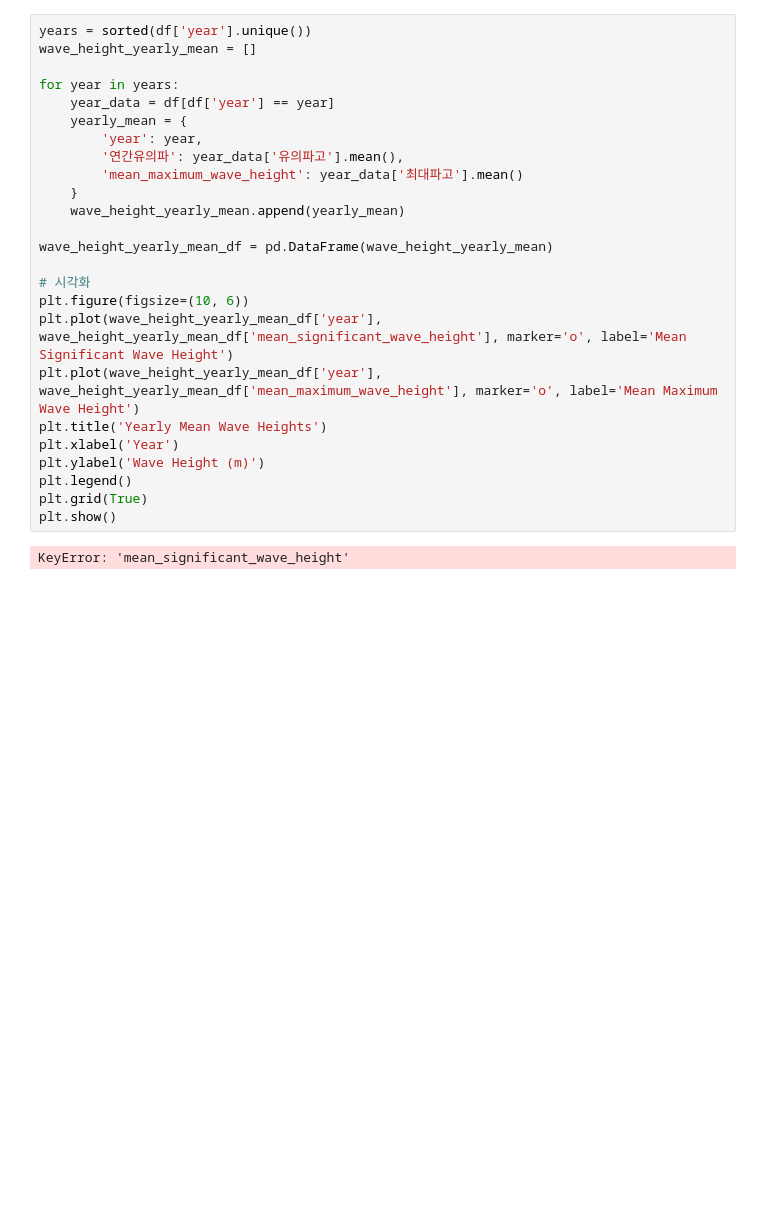
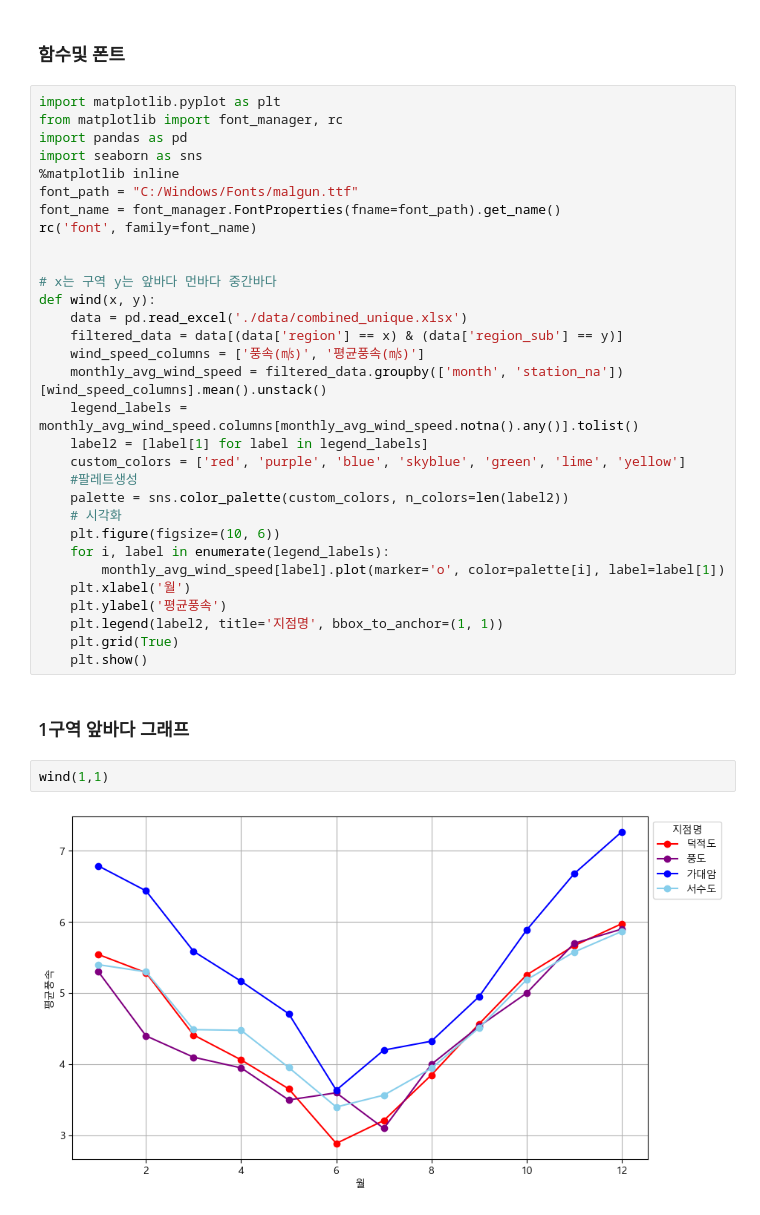
Before and after one commit to asdasgvsva/Coast_analysis, a Jupyter notebook: wind_visual_re_resub.ipynb, the cells around one changed output. Saved outputs shown, nothing was run; the diff lists cells and outputs as text; blank space fills up the shorter version.

```diff
--- a/wind_visual_re_resub.ipynb
+++ b/wind_visual_re_resub.ipynb
@@ -44,27 +1,39 @@ plt.show()
-# %%
-years = sorted(df['year'].unique())
-wave_height_yearly_mean = []
-
-for year in years:
-    year_data = df[df['year'] == year]
-    yearly_mean = {
-        'year': year,
-        '연간유의파': year_data['유의파고'].mean(),
-        'mean_maximum_wave_height': year_data['최대파고'].mean()
-    }
-    wave_height_yearly_mean.append(yearly_mean)
-
-wave_height_yearly_mean_df = pd.DataFrame(wave_height_yearly_mean)
-
-# 시각화
-plt.figure(figsize=(10, 6))
-plt.plot(wave_height_yearly_mean_df['year'], wave_height_yearly_mean_df['mean_significant_wave_height'], marker='o', label='Mean Significant Wave Height')
-plt.plot(wave_height_yearly_mean_df['year'], wave_height_yearly_mean_df['mean_maximum_wave_height'], marker='o', label='Mean Maximum Wave Height')
-plt.title('Yearly Mean Wave Heights')
-plt.xlabel('Year')
-plt.ylabel('Wave Height (m)')
-plt.legend()
-plt.grid(True)
-plt.show()
-# %% [output]
-KeyError: 'mean_significant_wave_height'
+# %% [markdown]
+### 함수및 폰트
+# %%
+import matplotlib.pyplot as plt
+from matplotlib import font_manager, rc
+import pandas as pd
+import seaborn as sns
+%matplotlib inline
+font_path = "C:/Windows/Fonts/malgun.ttf"
+font_name = font_manager.FontProperties(fname=font_path).get_name()
+rc('font', family=font_name)
+
+
+# x는 구역 y는 앞바다 먼바다 중간바다
+def wind(x, y):
+    data = pd.read_excel('./data/combined_unique.xlsx')
+    filtered_data = data[(data['region'] == x) & (data['region_sub'] == y)]
+    wind_speed_columns = ['풍속(㎧)', '평균풍속(㎧)']
+    monthly_avg_wind_speed = filtered_data.groupby(['month', 'station_na'])[wind_speed_columns].mean().unstack()
+    legend_labels = monthly_avg_wind_speed.columns[monthly_avg_wind_speed.notna().any()].tolist()
+    label2 = [label[1] for label in legend_labels]
+    custom_colors = ['red', 'purple', 'blue', 'skyblue', 'green', 'lime', 'yellow']
+    #팔레트생성
+    palette = sns.color_palette(custom_colors, n_colors=len(label2))
+    # 시각화
+    plt.figure(figsize=(10, 6))
+    for i, label in enumerate(legend_labels):
+        monthly_avg_wind_speed[label].plot(marker='o', color=palette[i], label=label[1])
+    plt.xlabel('월')
+    plt.ylabel('평균풍속')
+    plt.legend(label2, title='지점명', bbox_to_anchor=(1, 1))
+    plt.grid(True)
+    plt.show()
+# %% [markdown]
+### 1구역 앞바다 그래프
+# %%
+wind(1,1)
+# %% [output]
+[figure, added]
```
Also changed, not shown: parts of 5 cells of this notebook, 6 other files.
